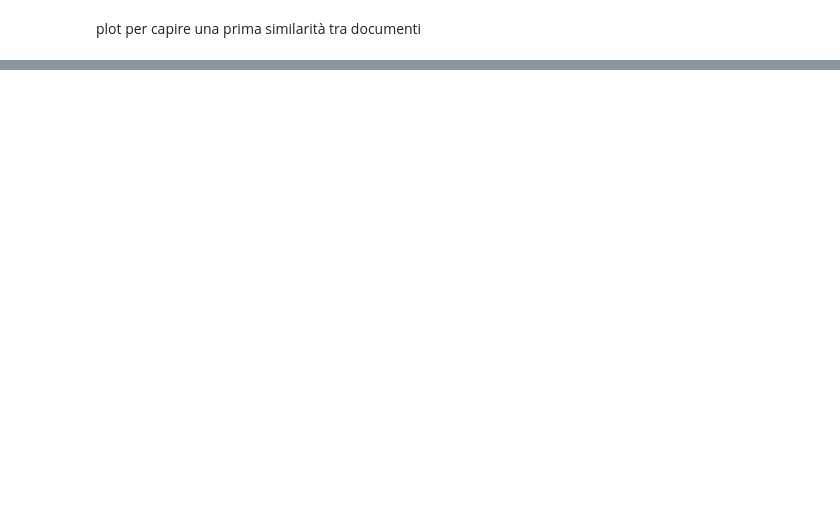
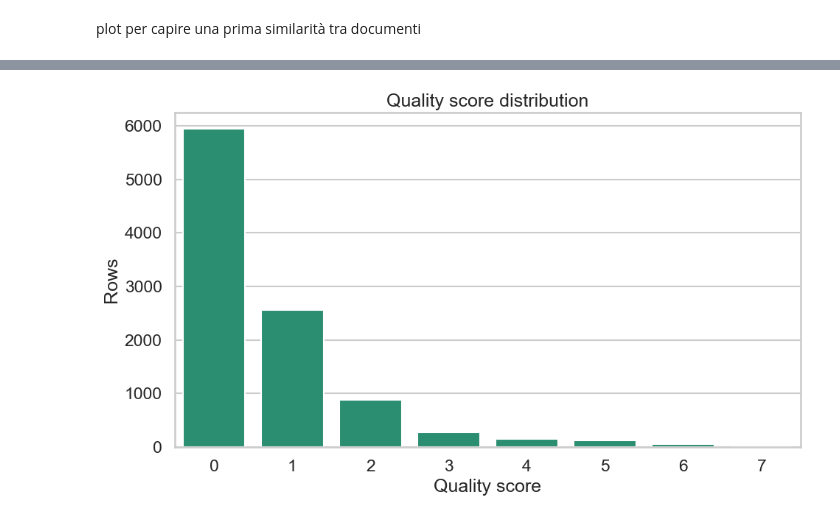
Before and after one commit to SergioFernandezDiz/Data-Projects-Hackathon_3-25-26, a Jupyter notebook: code.ipynb, the cells around one changed output, grey strips where cells are left out. Saved outputs shown, nothing was run; the diff lists cells and outputs as text; code cells hidden in the pictures; blank space fills up the shorter version.

```diff
--- a/code.ipynb
+++ b/code.ipynb
@@ -964,0 +1530,18 @@ fig.show()
+# %%
+score_dist = (
+    df_clean["quality_score"]
+    .value_counts()
+    .sort_index()
+    .rename_axis("quality_score")
+    .reset_index(name="count")
+)
+
+plt.figure(figsize=(10, 6))
+sns.barplot(data=score_dist, x="quality_score", y="count", color="#1B9E77")
+plt.title("Quality score distribution")
+plt.xlabel("Quality score")
+plt.ylabel("Rows")
+plt.tight_layout()
+plt.show()
+# %% [output]
+[figure, added]
```
Also changed, not shown: parts of 47 cells of this notebook, 1 other file.
